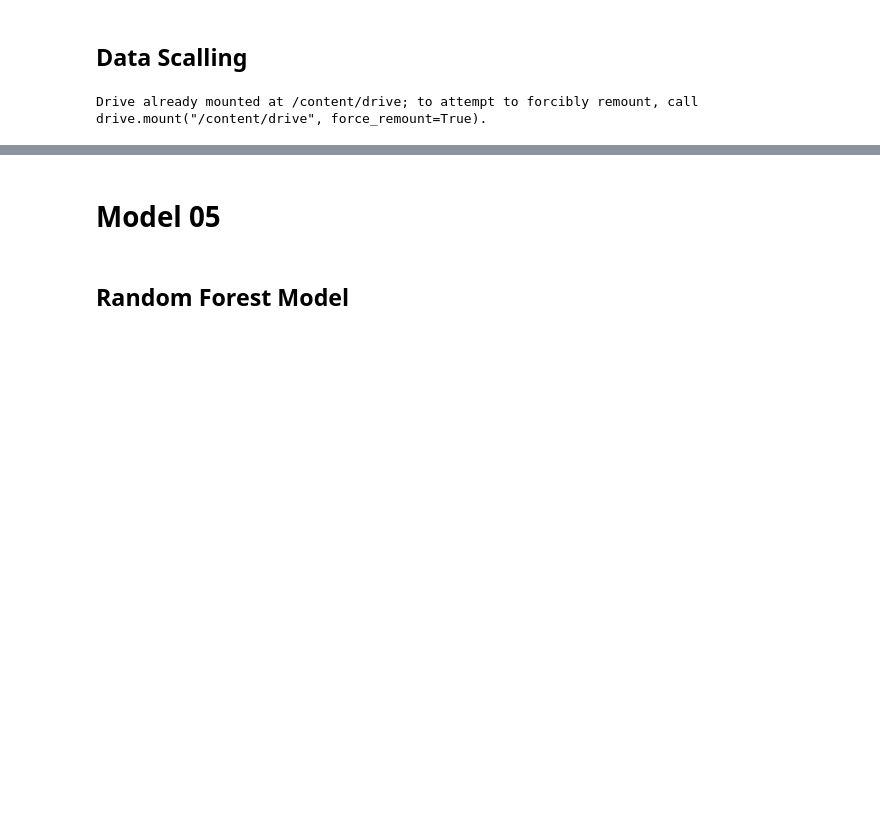
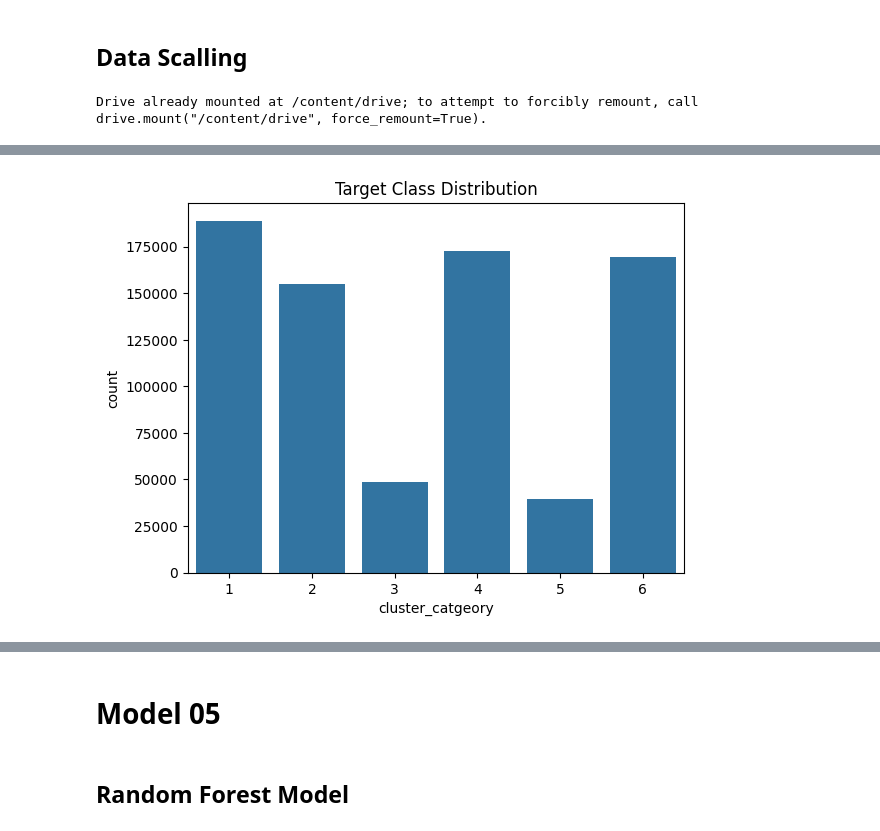
Before and after one commit to DSPL-Project-Group-B10/Models-, a Jupyter notebook: DSPL_Models.ipynb, the cells around one changed output, grey strips where cells are left out. Saved outputs shown, nothing was run; the diff lists cells and outputs as text; code cells hidden in the pictures; blank space fills up the shorter version.

```diff
--- a/DSPL_Models.ipynb
+++ b/DSPL_Models.ipynb
@@ -33,0 +40,4 @@ df.to_csv("/content/drive/MyDrive/Colab Data Files/Data Science Project Lifecycl
+# %%
+# loading the dataset
+import pandas as pd
+df = pd.read_csv("/content/drive/MyDrive/Colab Data Files/Data Science Project Lifecycle/Project/processed_traincsv.csv")
@@ -33,0 +145,8 @@ df.to_csv("/content/drive/MyDrive/Colab Data Files/Data Science Project Lifecycl
+# %%
+## visualizing class distribution
+## checking how target variable is distributed
+sns.countplot(x=y)
+plt.title("Target Class Distribution")
+plt.show()
+# %% [output]
+[figure, added]
```
Also changed, not shown: parts of 23 cells of this notebook.
